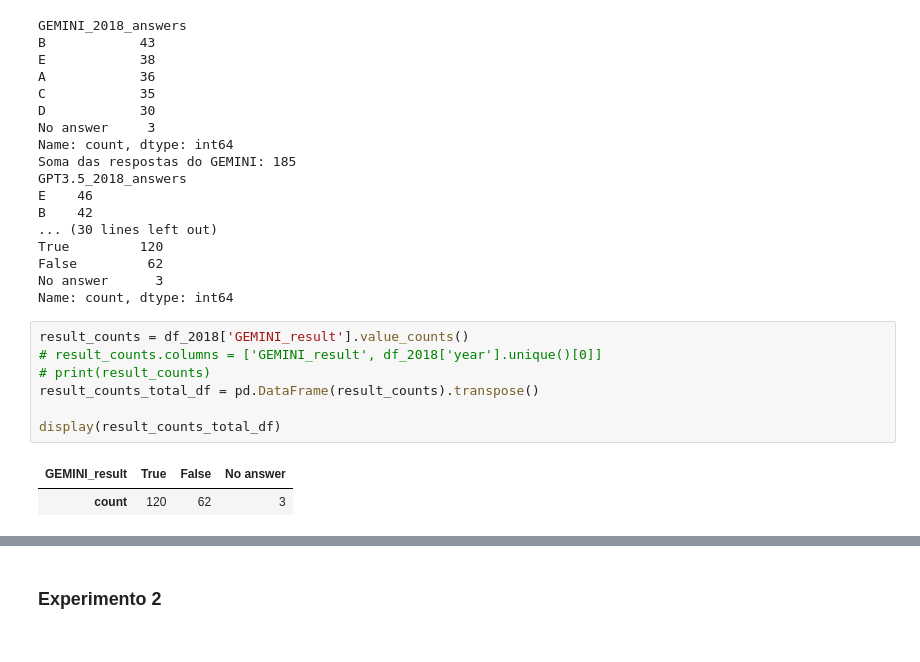
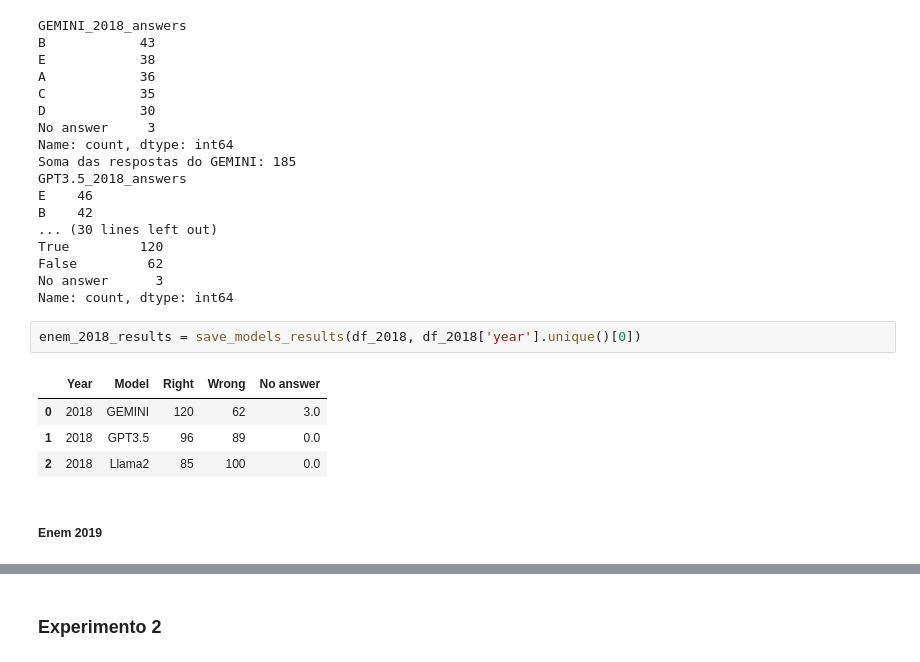
Before and after one commit to LucasBrasileiroRaposo/TCC, a Jupyter notebook: data_analysis.ipynb, the cells around one changed output, grey strips where cells are left out. Saved outputs shown, nothing was run; the diff lists cells and outputs as text.

```diff
--- a/data_analysis.ipynb
+++ b/data_analysis.ipynb
@@ -147,13 +192,12 @@ True         120
 False         62
 No answer      3
 Name: count, dtype: int64
-# %%
-result_counts = df_2018['GEMINI_result'].value_counts()
-# result_counts.columns = ['GEMINI_result', df_2018['year'].unique()[0]]
-# print(result_counts)
-result_counts_total_df = pd.DataFrame(result_counts).transpose()
-
-display(result_counts_total_df)
-# %% [output]
-| GEMINI_result | True | False | No answer |
-| count | 120 | 62 | 3 |
+# %%
+enem_2018_results = save_models_results(df_2018, df_2018['year'].unique()[0])
+# %% [output]
+|  | Year | Model | Right | Wrong | No answer |
+| 0 | 2018 | GEMINI | 120 | 62 | 3.0 |
+| 1 | 2018 | GPT3.5 | 96 | 89 | 0.0 |
+| 2 | 2018 | Llama2 | 85 | 100 | 0.0 |
+# %% [markdown]
+##### Enem 2019
```
Also changed, not shown: parts of 18 cells of this notebook.
